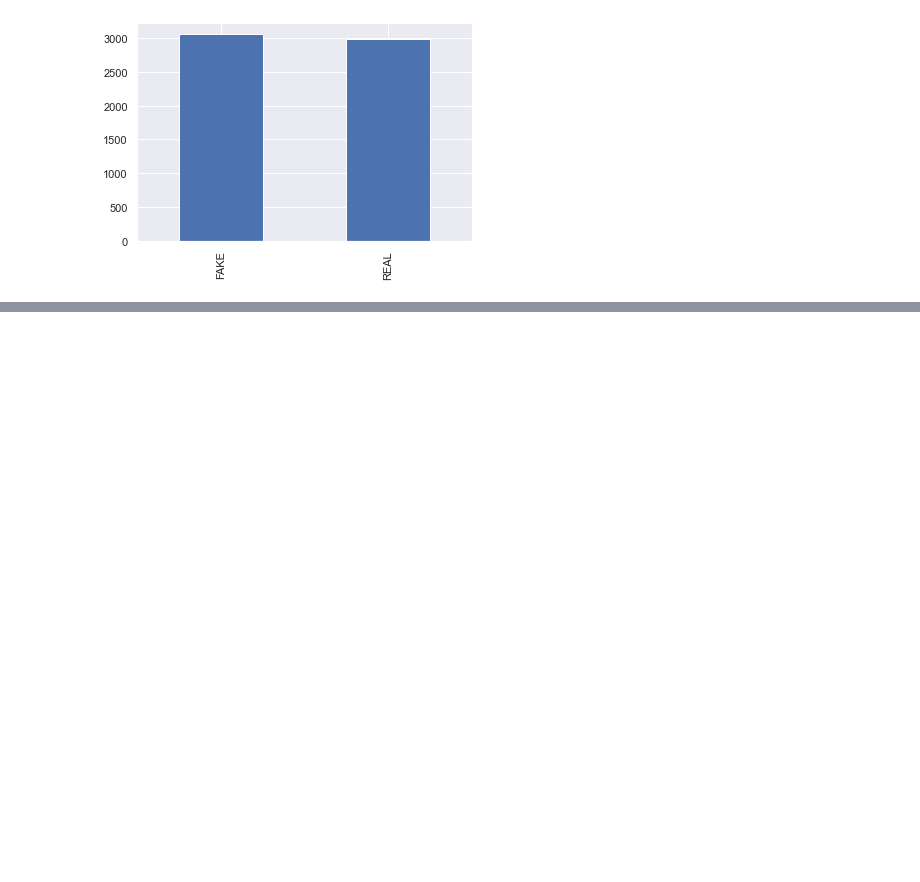
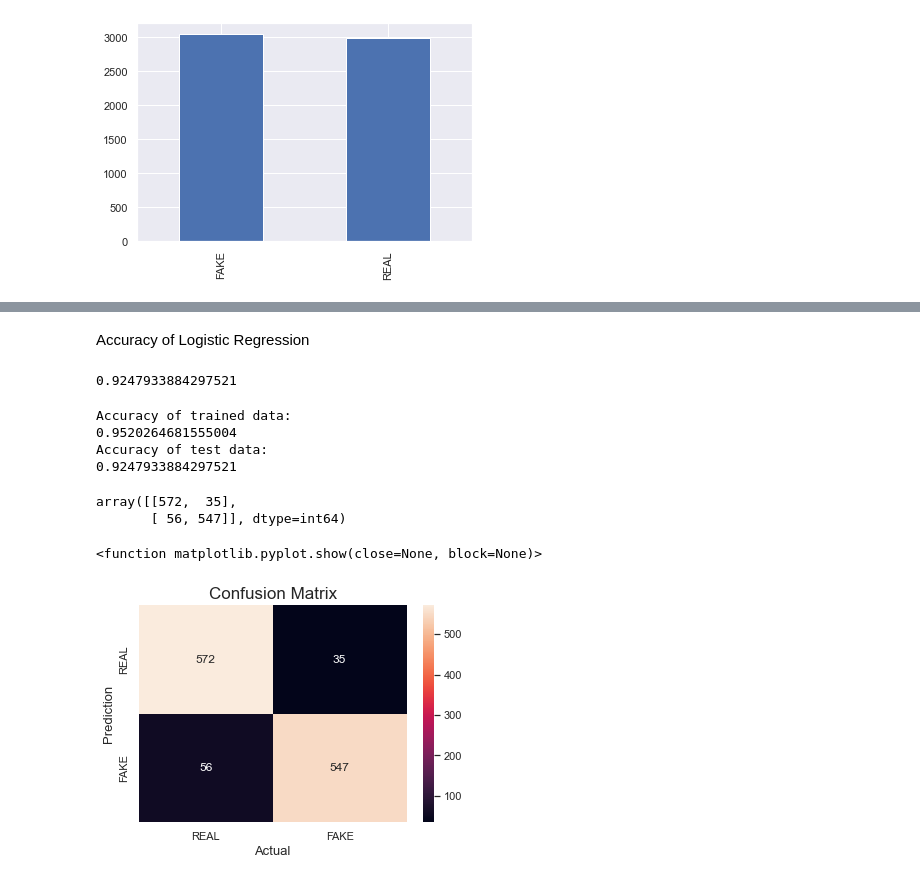
Before and after one commit to lavanya120/FAKENEWS, a Jupyter notebook: fake news.ipynb, the cells around one changed output, grey strips where cells are left out. Saved outputs shown, nothing was run; the diff lists cells and outputs as text; code cells hidden in the pictures; blank space fills up the shorter version.

Commit message:
model

```diff
--- a/fake news.ipynb
+++ b/fake news.ipynb
@@ -277,0 +346,2 @@ plt.show()
+# %%
+x_train, x_test, y_train, y_test = train_test_split(x, y, test_size=0.20, random_state=23)
@@ -277,0 +350,6 @@ plt.show()
+# %%
+from sklearn.feature_extraction.text import TfidfVectorizer
+
+vectorization = TfidfVectorizer()
+x_train = vectorization.fit_transform(x_train)
+x_test = vectorization.transform(x_test)
@@ -277,0 +396,43 @@ plt.show()
+# %%
+reg=LogisticRegression()
+#Fitting Logistic Regression model
+model1=reg.fit(x_train, y_train)
+y_pred=model1.predict(x_test)
+# %% [markdown]
+Accuracy of Logistic Regression
+# %%
+import sklearn.metrics
+accuracy=sklearn.metrics.accuracy_score(y_test,y_pred)
+print(accuracy)
+# %% [output]
+0.9247933884297521
+# %%
+print("Accuracy of trained data:")
+print(accuracy_score(y_train, model1.predict(x_train)))
+print("Accuracy of test data:")
+print(accuracy_score(y_test, model1.predict(x_test)))
+# %% [output]
+Accuracy of trained data:
+0.9520264681555004
+Accuracy of test data:
+0.9247933884297521
+# %%
+from sklearn.metrics import confusion_matrix
+cm= confusion_matrix(y_test,y_pred)
+cm
+# %% [output]
+array([[572,  35],
+       [ 56, 547]], dtype=int64)
+# %%
+sns.heatmap(cm,
+            annot=True,
+            fmt='g',
+            xticklabels=['REAL','FAKE'],
+            yticklabels=['REAL','FAKE'])
+plt.ylabel('Prediction',fontsize=13)
+plt.xlabel('Actual',fontsize=13)
+plt.title('Confusion Matrix',fontsize=17)
+plt.show
+# %% [output]
+<function matplotlib.pyplot.show(close=None, block=None)>
+[figure, added]
```
Also changed, not shown: parts of 57 cells of this notebook.
